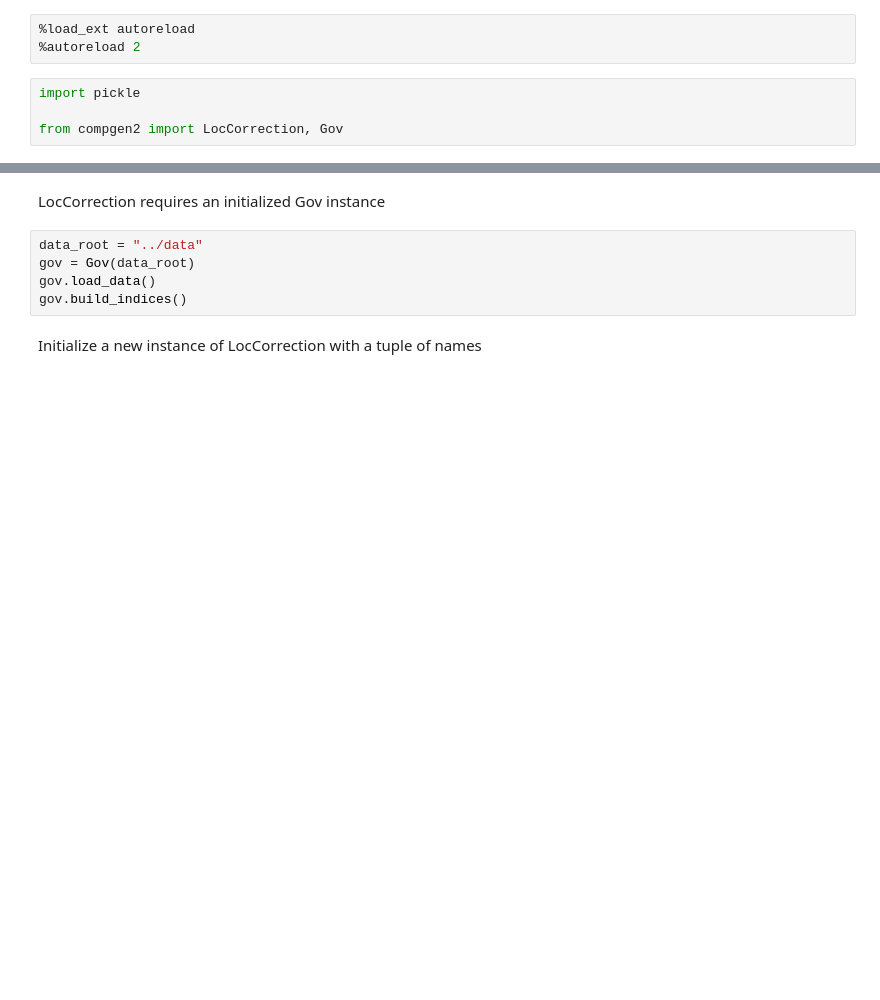
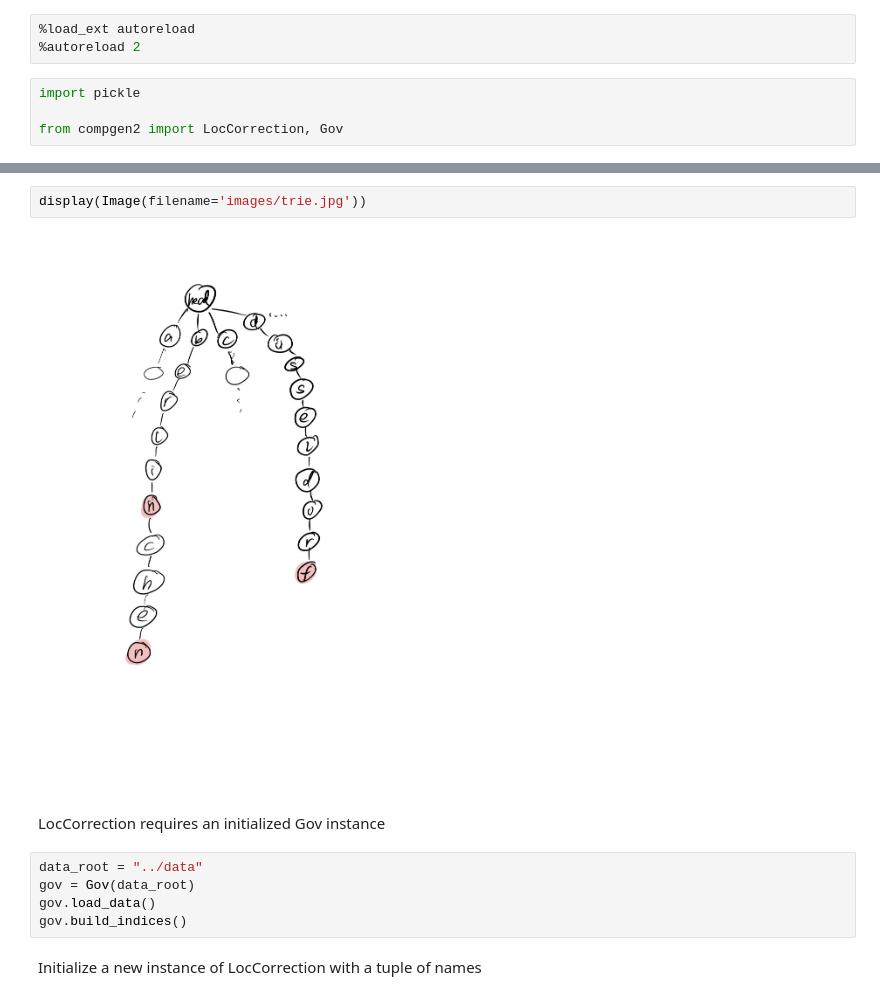
Before and after one commit to CorrelAid/compgen-ii-cgv, a Jupyter notebook: notebooks/showcase_levenshtein.ipynb, the cells around one changed output, grey strips where cells are left out. Drawn from its saved outputs; the diff is of its cells as text; blank space fills up the shorter version.

```diff
--- a/notebooks/showcase_levenshtein.ipynb
+++ b/notebooks/showcase_levenshtein.ipynb
@@ -8,3 +24,7 @@ from compgen2 import LocCorrection, Gov
+# %%
+display(Image(filename='images/trie.jpg'))
+# %% [output]
+[figure, added]
 # %% [markdown]
 LocCorrection requires an initialized Gov instance
 # %%
```
Also changed, not shown: parts of 4 cells of this notebook, 1 other file.
